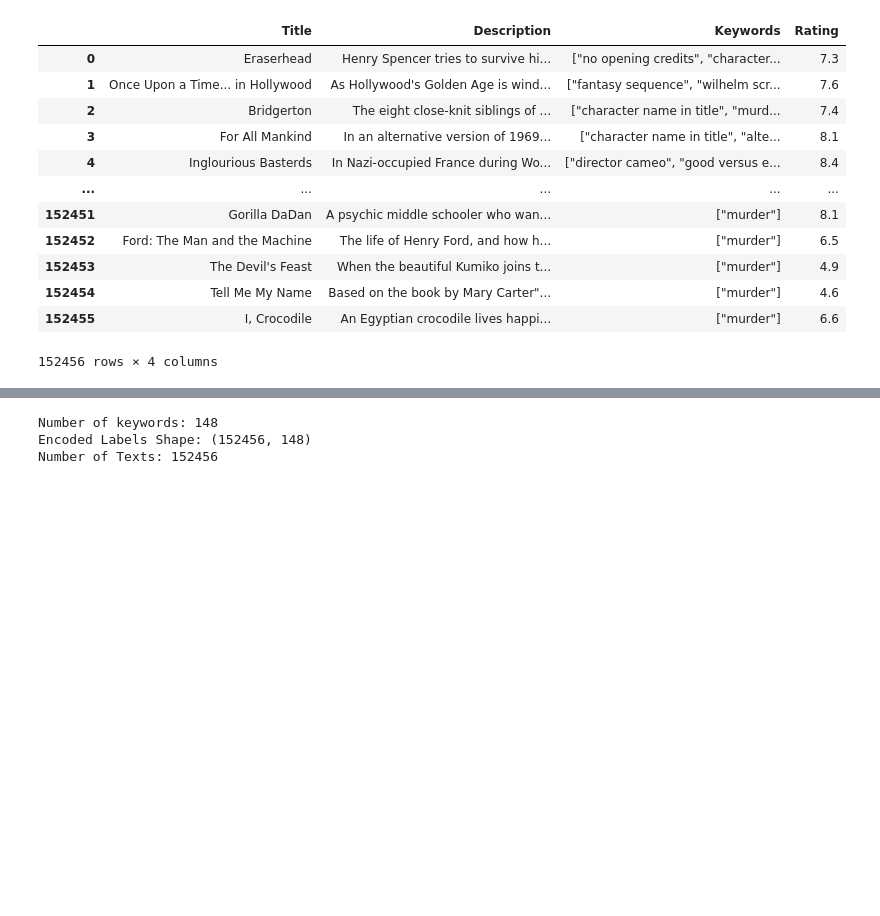
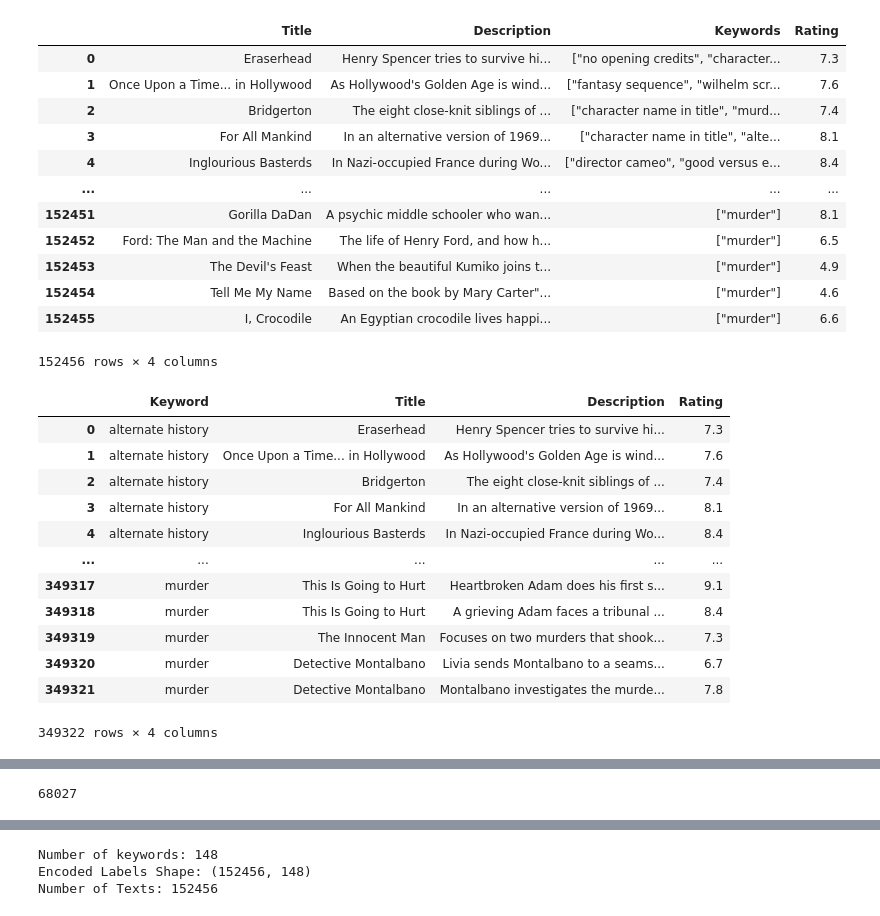
Before and after one commit to sjin4861/RecSys_and_LLM, a Jupyter notebook: crawling/data_check.ipynb, the cells around one changed output, grey strips where cells are left out. Saved outputs shown, nothing was run; the diff lists cells and outputs as text; code cells hidden in the pictures; blank space fills up the shorter version.

Commit message:
chore: genre data crawl

```diff
--- a/crawling/data_check.ipynb
+++ b/crawling/data_check.ipynb
@@ -124,6 +122,9 @@ len(missing_keywords)
 # %%
 df.to_csv('data/original.csv', index=False)
 # %%
+import pandas as pd
+
+df = pd.read_csv('data/original.csv')
 df_final = pd.read_csv('data/refined.csv')
 df_final
 # %% [output]
@@ -140,6 +141,22 @@ df_final
 | 152454 | Tell Me My Name | Based on the book by Mary Carter"... | ["murder"] | 4.6 |
 | 152455 | I, Crocodile | An Egyptian crocodile lives happi... | ["murder"] | 6.6 |
 152456 rows × 4 columns
+# %%
+df
+# %% [output]
+|  | Keyword | Title | Description | Rating |
+| 0 | alternate history | Eraserhead | Henry Spencer tries to survive hi... | 7.3 |
+| 1 | alternate history | Once Upon a Time... in Hollywood | As Hollywood's Golden Age is wind... | 7.6 |
+| 2 | alternate history | Bridgerton | The eight close-knit siblings of ... | 7.4 |
+| 3 | alternate history | For All Mankind | In an alternative version of 1969... | 8.1 |
+| 4 | alternate history | Inglourious Basterds | In Nazi-occupied France during Wo... | 8.4 |
+| ... | ... | ... | ... | ... |
+| 349317 | murder | This Is Going to Hurt | Heartbroken Adam does his first s... | 9.1 |
+| 349318 | murder | This Is Going to Hurt | A grieving Adam faces a tribunal ... | 8.4 |
+| 349319 | murder | The Innocent Man | Focuses on two murders that shook... | 7.3 |
+| 349320 | murder | Detective Montalbano | Livia sends Montalbano to a seams... | 6.7 |
+| 349321 | murder | Detective Montalbano | Montalbano investigates the murde... | 7.8 |
+349322 rows × 4 columns
 # %%
 import json
 # Keywords 컬럼을 JSON 리스트로 변환
@@ -162,3 +179,13 @@ df_final
 | 152454 | Tell Me My Name | Based on the book by Mary Carter"... | [murder] | 4.6 | 1 |
 | 152455 | I, Crocodile | An Egyptian crocodile lives happi... | [murder] | 6.6 | 1 |
 152456 rows × 5 columns
+# %%
+with open('data/cleaned_title.txt', 'r', encoding='utf-8') as file:
+    amazon_titles = set(file.read().splitlines())  # txt 파일에서 키워드 읽어서 set으로 저장
+
+imdb_titles = set(df_final['Title'])
+
+missing_titles = amazon_titles - imdb_titles
+len(missing_titles)
+# %% [output]
+68027
```
Also changed, not shown: parts of 15 cells of this notebook, 5 other files.
